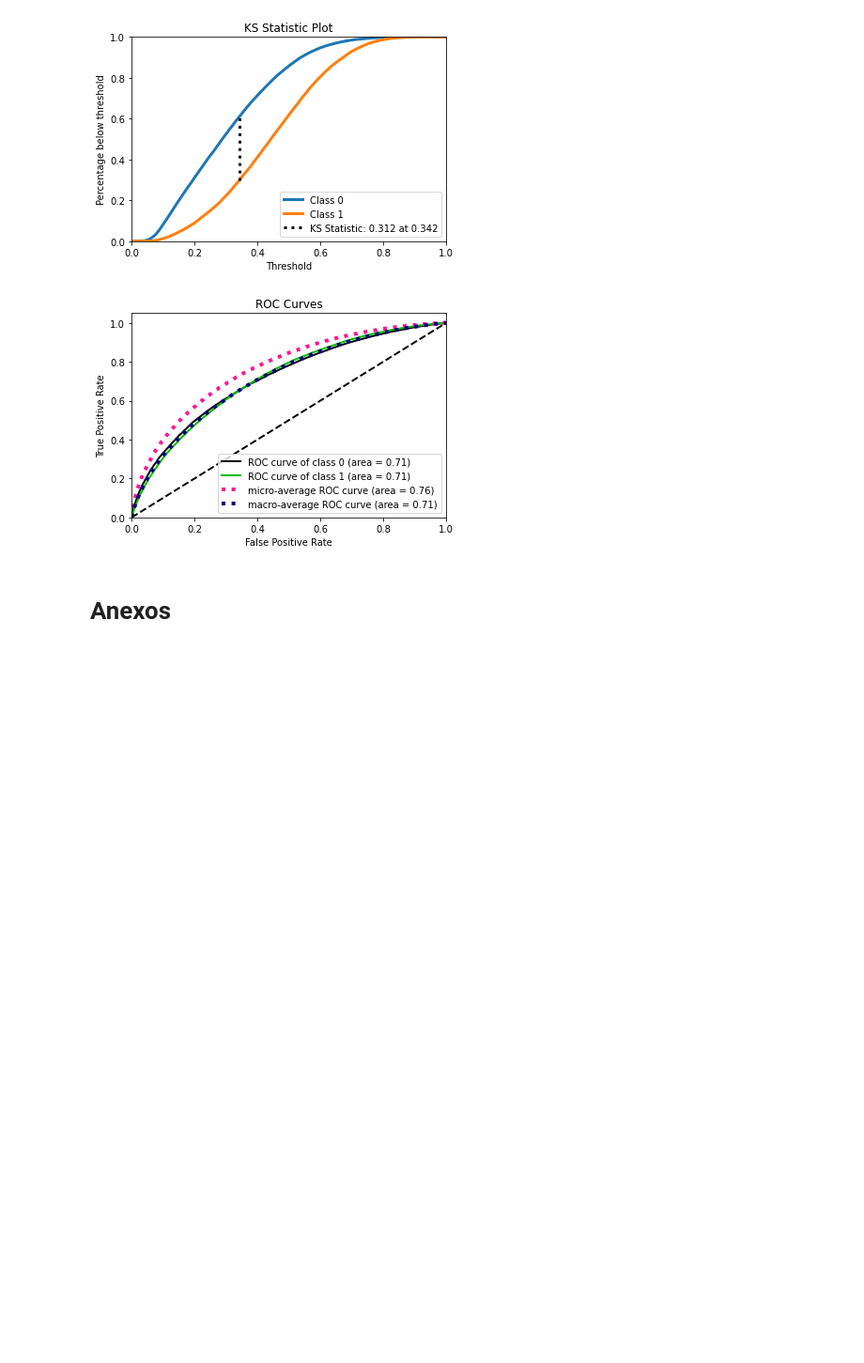
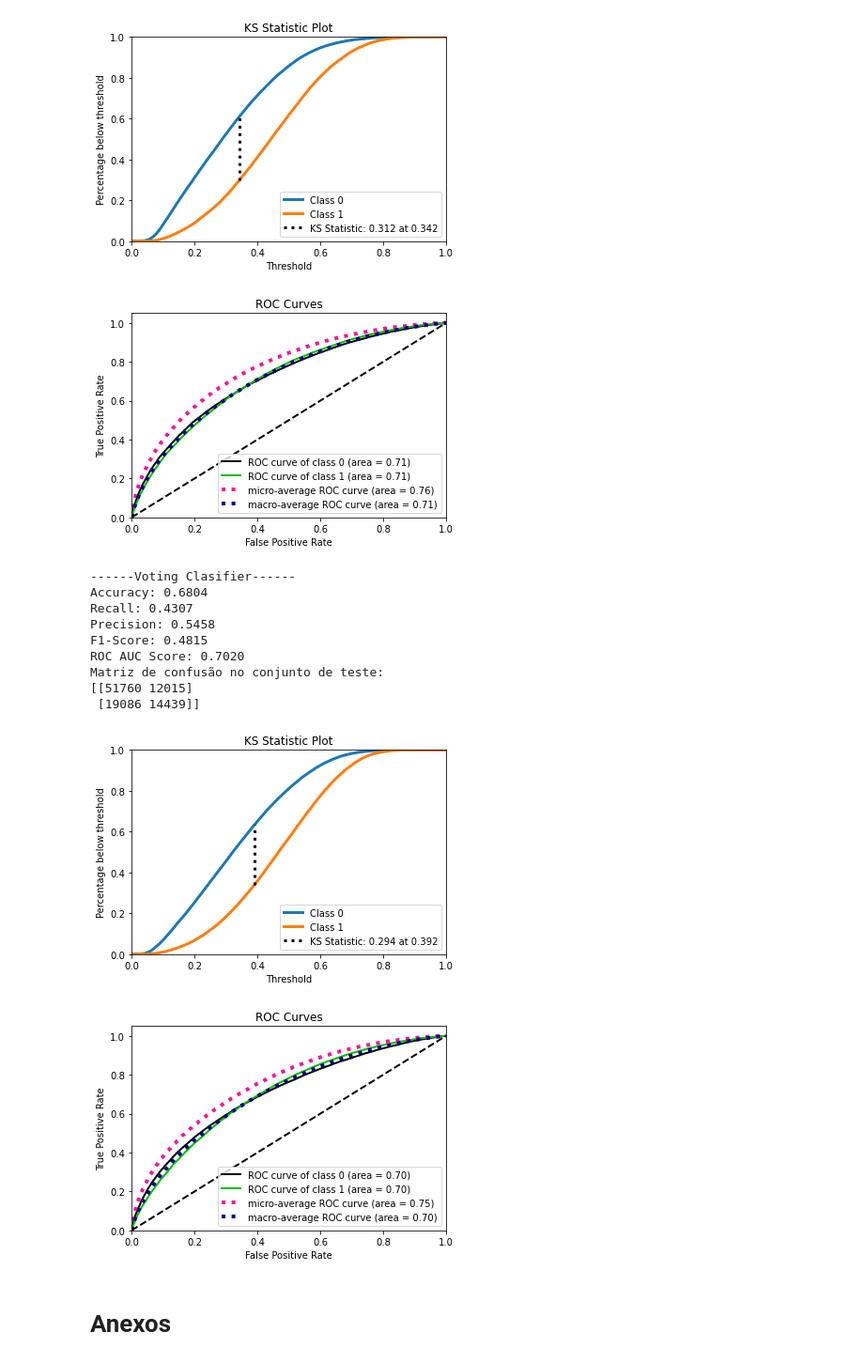
Before and after one commit to KilnerJhow/redes-neurais, a Jupyter notebook: projeto_redes_neurais.ipynb, the cells around one changed output. Shown at 94% size. Drawn from its saved outputs; the diff is of its cells as text; code cells hidden in the pictures; blank space fills up the shorter version.

```diff
--- a/projeto_redes_neurais.ipynb
+++ b/projeto_redes_neurais.ipynb
@@ -1168,8 +1196,8 @@ y_pred_test_proba_gb = gb_clf_test.predict_proba(X_test)
 # %% [markdown]
 O VotingClassifier foi treinado anteriormente, então usaremos apenas o conjunto de teste para fazer a predição.
 # %%
-# y_pred_test_ens_clf = ens_clf.predict(X_test)
-# y_pred_test_proba_ens_clf = ens_clf.predict_proba(X_test)
+y_pred_test_ens_clf = ens_clf.predict(X_test)
+y_pred_test_proba_ens_clf = ens_clf.predict_proba(X_test)
 # %% [markdown]
 ### Exibição dos resultados
 # %%
@@ -1262,6 +1290,21 @@ Matriz de confusão no conjunto de teste:
  [20733 12792]]
 [figure]
 [figure]
+# %%
+print("------Voting Clasifier------")
+print_metrics(y_test, y_pred_test_ens_clf, y_pred_test_proba_ens_clf)
+# %% [output]
+------Voting Clasifier------
+Accuracy: 0.6804
+Recall: 0.4307
+Precision: 0.5458
+F1-Score: 0.4815
+ROC AUC Score: 0.7020
+Matriz de confusão no conjunto de teste:
+[[51760 12015]
+ [19086 14439]]
+[figure, added]
+[figure, added]
 # %% [markdown]
 # Anexos
 # %% [markdown]
```
Also changed, not shown: parts of 6 cells of this notebook.
